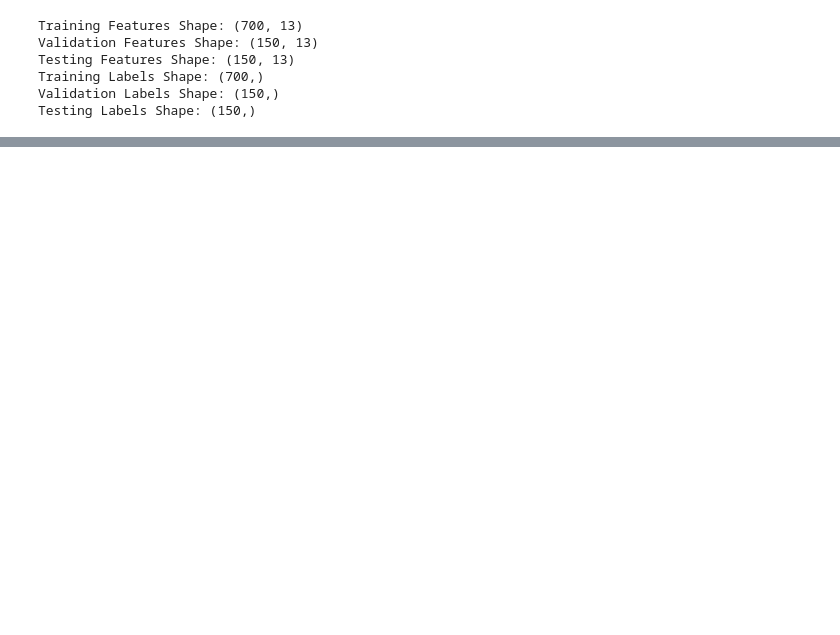
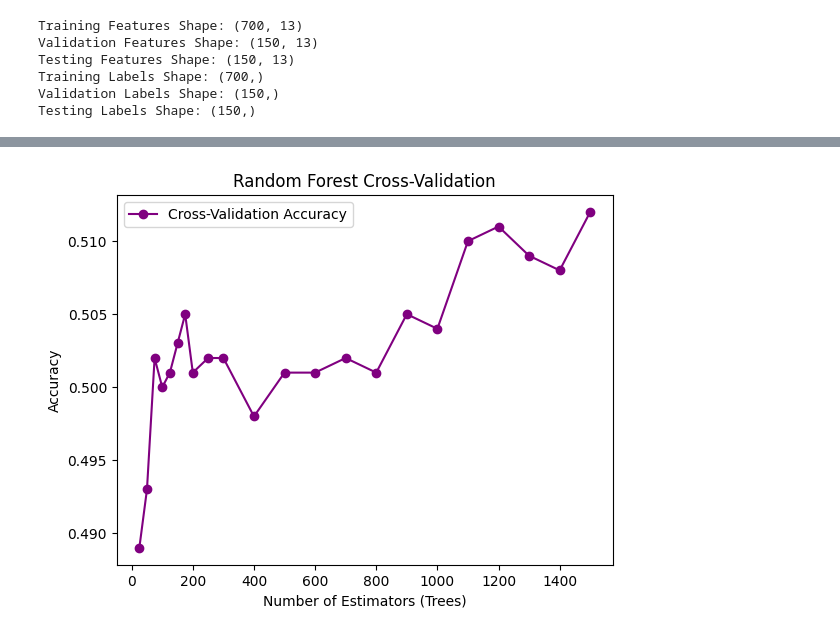
Before and after one commit to vaishakkmenon/Music-Genre-Classification, a Jupyter notebook: Models/Random_Forest.ipynb, the cells around one changed output, grey strips where cells are left out. Saved outputs shown, nothing was run; the diff lists cells and outputs as text; code cells hidden in the pictures; blank space fills up the shorter version.

```diff
--- a/Models/Random_Forest.ipynb
+++ b/Models/Random_Forest.ipynb
@@ -51,9 +56,6 @@ Training Labels Shape: (700,)
 Validation Labels Shape: (150,)
 Testing Labels Shape: (150,)
 # %%
-from sklearn.ensemble import RandomForestClassifier
-from sklearn.metrics import accuracy_score, classification_report, confusion_matrix
-
 def RandomForestModel(n: int):
     randomForest = RandomForestClassifier(n_estimators=n, random_state=42)
 
@@ -61,7 +63,10 @@ def RandomForestModel(n: int):
     yPred = randomForest.predict(X_val)
 
     valAccuracy = accuracy_score(y_val, yPred)
-    valAccuracy = round(valAccuracy, 4)
+    valPrecision = precision_score(y_val, yPred, average='weighted')
+    valRecall = recall_score(y_val, yPred, average='weighted')
+    valF1 = f1_score(y_val, yPred, average='weighted')
+
     # print("Validation Accuracy:", valAccuracy)
 
     # print("\nClassification Report:\n", classification_report(y_val, y_val_pred))
@@ -69,7 +74,9 @@ def RandomForestModel(n: int):
 
     yTestPred = randomForest.predict(X_test)
     testAccuracy = accuracy_score(y_test, yTestPred)
-    testAccuracy = round(testAccuracy, 4)
+    testPrecision = precision_score(y_test, yTestPred, average='weighted')
+    testRecall = recall_score(y_test, yTestPred, average='weighted')
+    testF1 = f1_score(y_test, yTestPred, average='weighted')
     # print("Test Accuracy:", testAccuracy)
 
-    return valAccuracy, testAccuracy
+    return round(valAccuracy,4), round(testAccuracy,4), round(valPrecision,4), round(valRecall,4), round(valF1,4), round(testPrecision,4), round(testRecall,4), round(testF1,4)
@@ -104,0 +185,16 @@ plt.show()
+# %%
+def cross_validate_rf(n: int):
+    randomForest = RandomForestClassifier(n_estimators=n, random_state=42)
+    cv_scores = cross_val_score(randomForest, X, y, cv=5)
+    return cv_scores.mean()
+
+cross_val_accuracies = [cross_validate_rf(x) for x in estimators]
+
+plt.plot(estimators, cross_val_accuracies, linestyle='-', marker='o', color='purple', label='Cross-Validation Accuracy')
+plt.xlabel('Number of Estimators (Trees)')
+plt.ylabel('Accuracy')
+plt.title('Random Forest Cross-Validation')
+plt.legend()
+plt.show()
+# %% [output]
+[figure, added]
```
Also changed, not shown: parts of 5 cells of this notebook, 1 other file.
